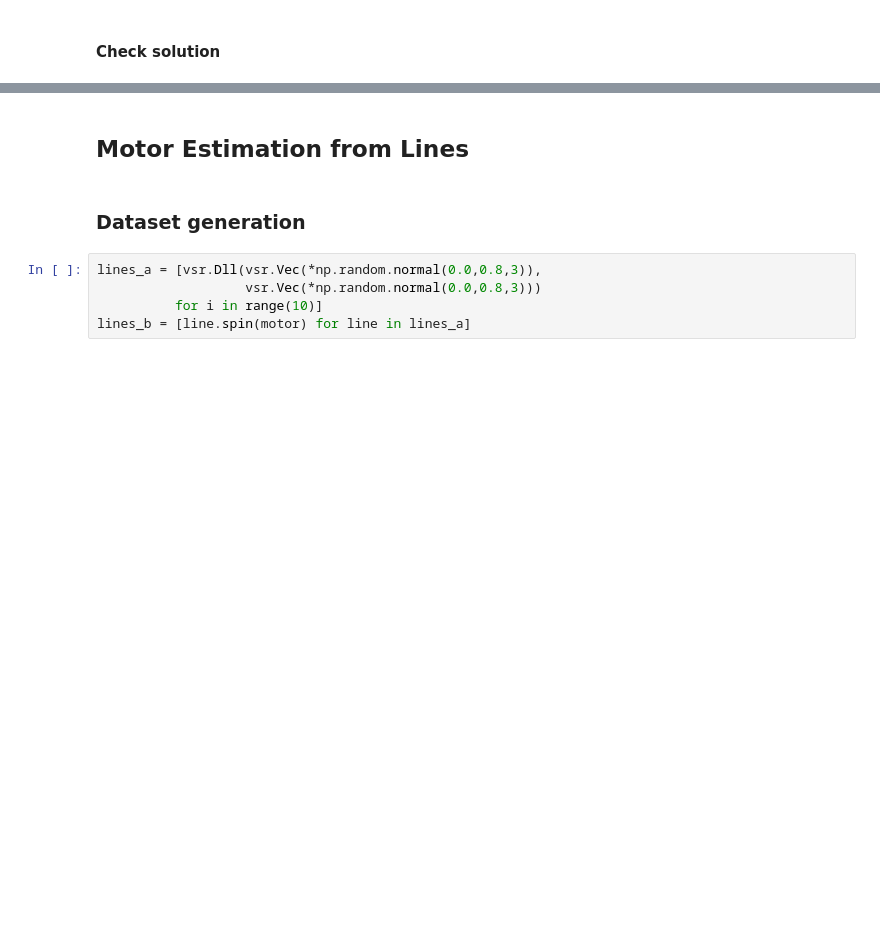
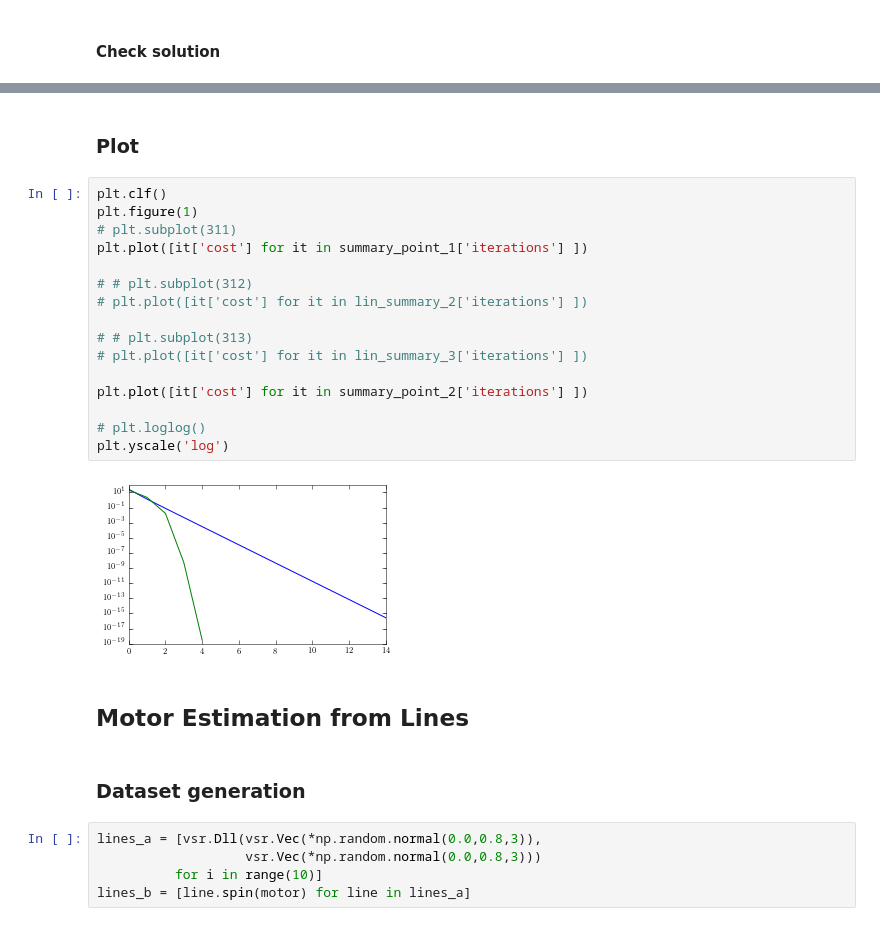
Before and after one commit to tingelst/game, a Jupyter notebook: python/gacse.ipynb, the cells around one changed output, grey strips where cells are left out. Drawn from its saved outputs; the diff is of its cells as text; blank space fills up the shorter version.

```diff
--- a/python/gacse.ipynb
+++ b/python/gacse.ipynb
@@ -112,3 +130,23 @@ print([np.abs(a - b) <= atol + rtol * np.abs(b) for a, b in zip(np.array(motor),
+# %% [markdown]
+### Plot
+# %%
+plt.clf()
+plt.figure(1)
+# plt.subplot(311)
+plt.plot([it['cost'] for it in summary_point_1['iterations'] ])
+
+# # plt.subplot(312)
+# plt.plot([it['cost'] for it in lin_summary_2['iterations'] ])
+
+# # plt.subplot(313)
+# plt.plot([it['cost'] for it in lin_summary_3['iterations'] ])
+
+plt.plot([it['cost'] for it in summary_point_2['iterations'] ])
+
+# plt.loglog()
+plt.yscale('log')
+# %% [output]
+[figure, added]
 # %% [markdown]
 ## Motor Estimation from Lines
 # %% [markdown]
```
Also changed, not shown: parts of 47 cells of this notebook.
